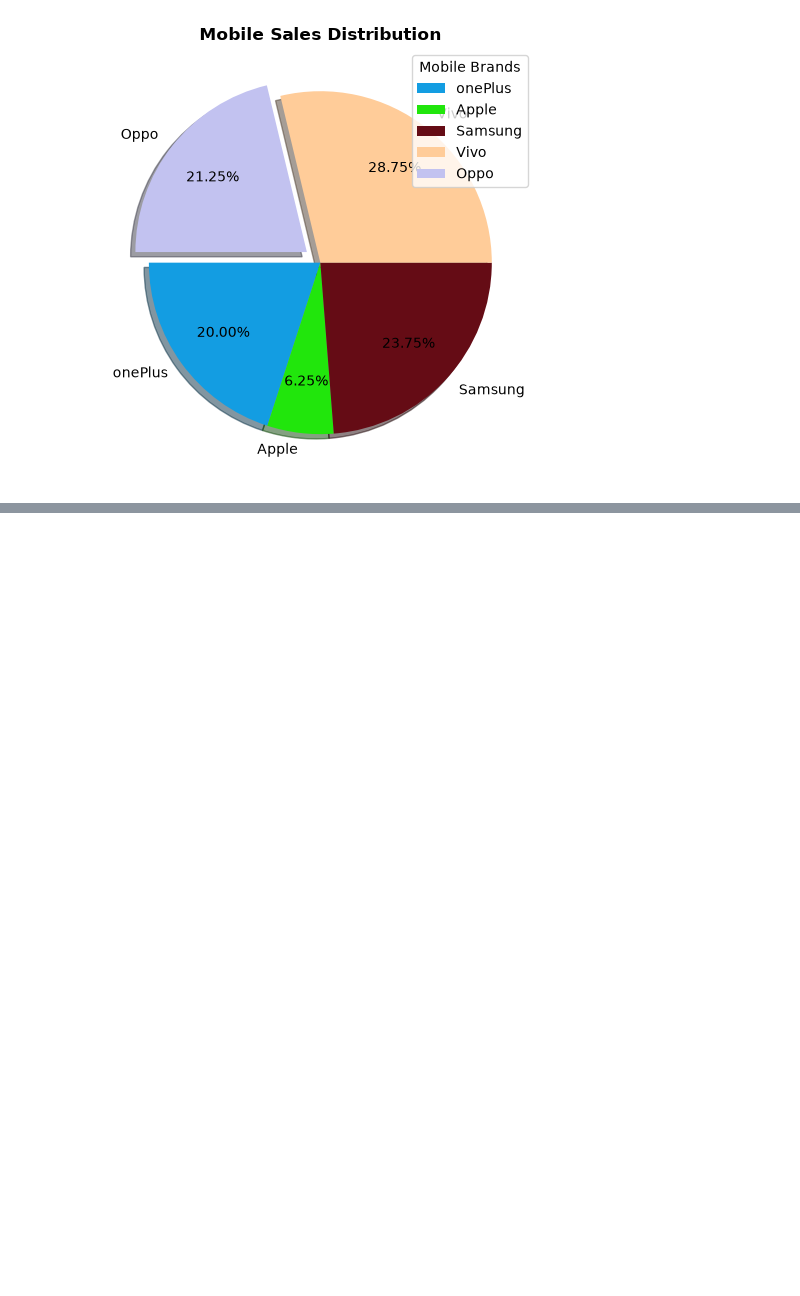
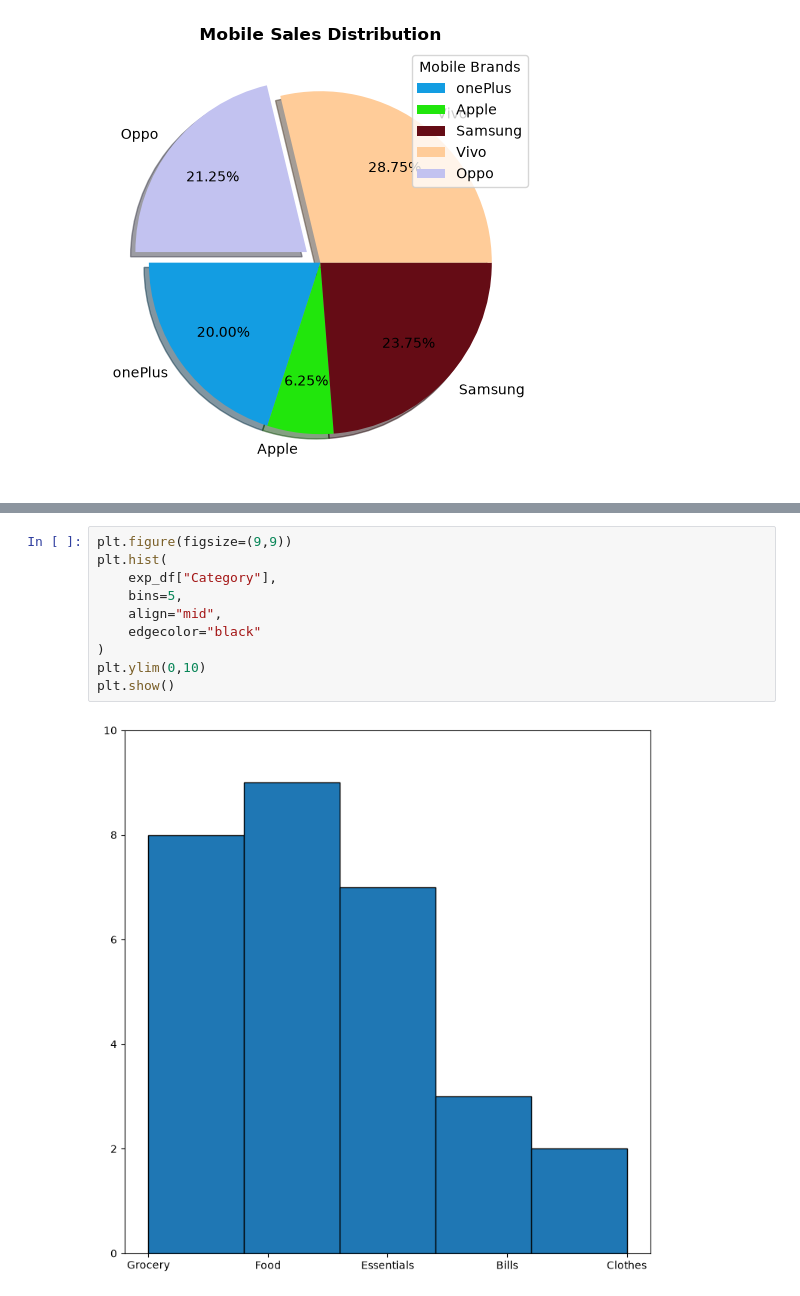
Before and after one commit to KarthikBNayak2006/Python-DataScience, a Jupyter notebook: Matplotlib/MatPlotLibPhasse2.ipynb, the cells around one changed output, grey strips where cells are left out. Drawn from its saved outputs; the diff is of its cells as text; blank space fills up the shorter version.

```diff
--- a/Matplotlib/MatPlotLibPhasse2.ipynb
+++ b/Matplotlib/MatPlotLibPhasse2.ipynb
@@ -44,0 +62,12 @@ ValueError: 'explode' must be of length 'x', not 5
+# %%
+plt.figure(figsize=(9,9))
+plt.hist(
+    exp_df["Category"],
+    bins=5,
+    align="mid",
+    edgecolor="black"
+)
+plt.ylim(0,10)
+plt.show()
+# %% [output]
+[figure, added]
```
Also changed, not shown: parts of 7 cells of this notebook.
